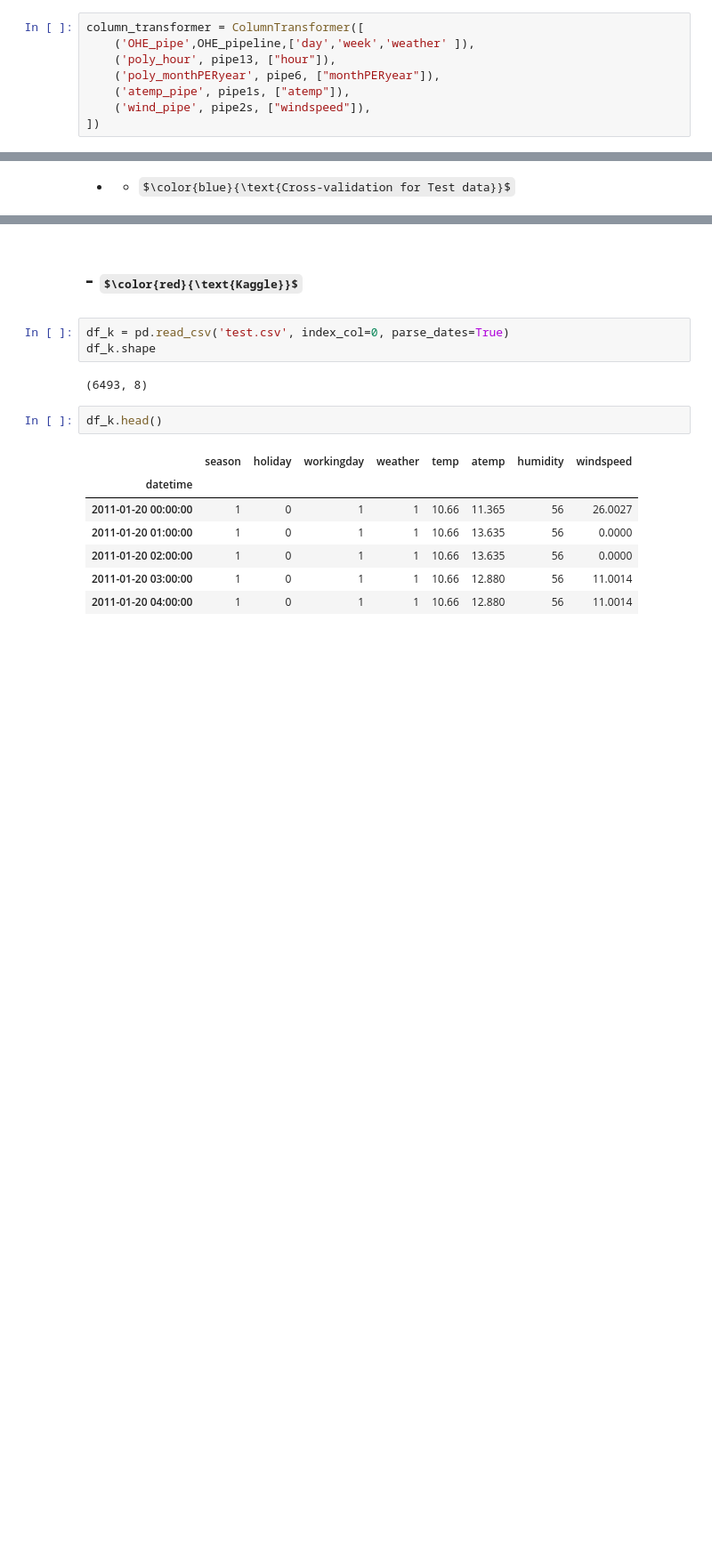
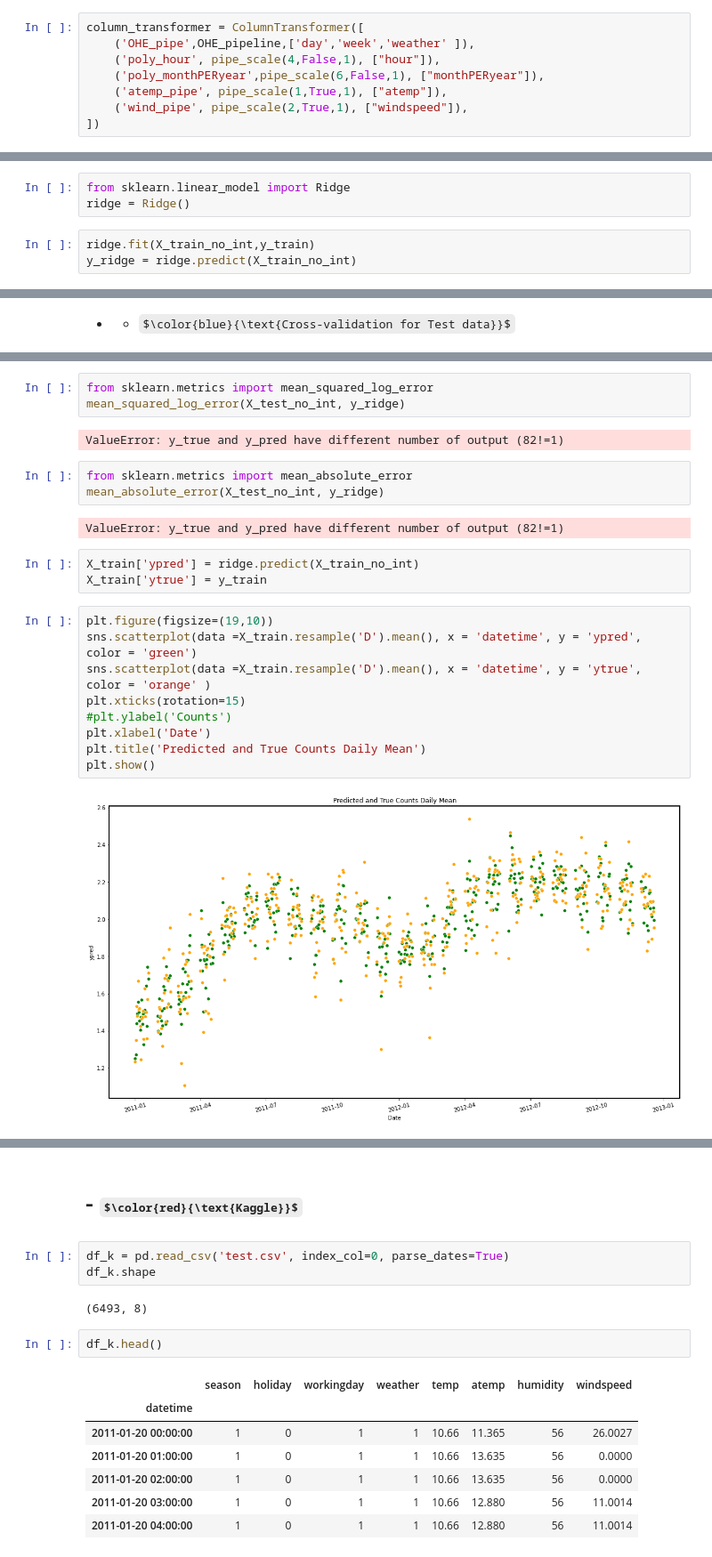
Before and after one commit to RosiNantis/Projects_from_Spiced_personal, a Jupyter notebook: week_3/spiced_projects/bike_final_LinReg_FUNCTIONS.ipynb, the cells around one changed output, grey strips where cells are left out. Shown at 89% size. Cells and saved outputs as stored; diff of their text form; some formulas as TeX source; blank space fills up the shorter version.

```diff
--- a/week_3/spiced_projects/bike_final_LinReg_FUNCTIONS.ipynb
+++ b/week_3/spiced_projects/bike_final_LinReg_FUNCTIONS.ipynb
@@ -112,10 +105,10 @@ OHE_pipeline = Pipeline([
 # %%
 column_transformer = ColumnTransformer([
     ('OHE_pipe',OHE_pipeline,['day','week','weather' ]),
-    ('poly_hour', pipe13, ["hour"]),
-    ('poly_monthPERyear', pipe6, ["monthPERyear"]),
-    ('atemp_pipe', pipe1s, ["atemp"]),
-    ('wind_pipe', pipe2s, ["windspeed"]),
+    ('poly_hour', pipe_scale(4,False,1), ["hour"]),
+    ('poly_monthPERyear',pipe_scale(6,False,1), ["monthPERyear"]),
+    ('atemp_pipe', pipe_scale(1,True,1), ["atemp"]),
+    ('wind_pipe', pipe_scale(2,True,1), ["windspeed"]),
 ])
 # %%
 X_train_no_int = column_transformer.fit_transform(X_train)
@@ -161,0 +157,6 @@ ypred_exp = np.exp(y_pred)
+# %%
+from sklearn.linear_model import Ridge
+ridge = Ridge()
+# %%
+ridge.fit(X_train_no_int,y_train)
+y_ridge = ridge.predict(X_train_no_int)
@@ -195,0 +219,24 @@ print(f' Mean Cross validation score of train data: LinReg {round(cross_r2_lin.m
+# %%
+from sklearn.metrics import mean_squared_log_error
+mean_squared_log_error(X_test_no_int, y_ridge)
+# %% [output]
+ValueError: y_true and y_pred have different number of output (82!=1)
+# %%
+from sklearn.metrics import mean_absolute_error
+mean_absolute_error(X_test_no_int, y_ridge)
+# %% [output]
+ValueError: y_true and y_pred have different number of output (82!=1)
+# %%
+X_train['ypred'] = ridge.predict(X_train_no_int)
+X_train['ytrue'] = y_train
+# %%
+plt.figure(figsize=(19,10))
+sns.scatterplot(data =X_train.resample('D').mean(), x = 'datetime', y = 'ypred', color = 'green')
+sns.scatterplot(data =X_train.resample('D').mean(), x = 'datetime', y = 'ytrue', color = 'orange' )
+plt.xticks(rotation=15)
+#plt.ylabel('Counts')
+plt.xlabel('Date')
+plt.title('Predicted and True Counts Daily Mean')
+plt.show()
+# %% [output]
+[figure, added]
```
Also changed, not shown: parts of 15 cells of this notebook, 13 other files.
